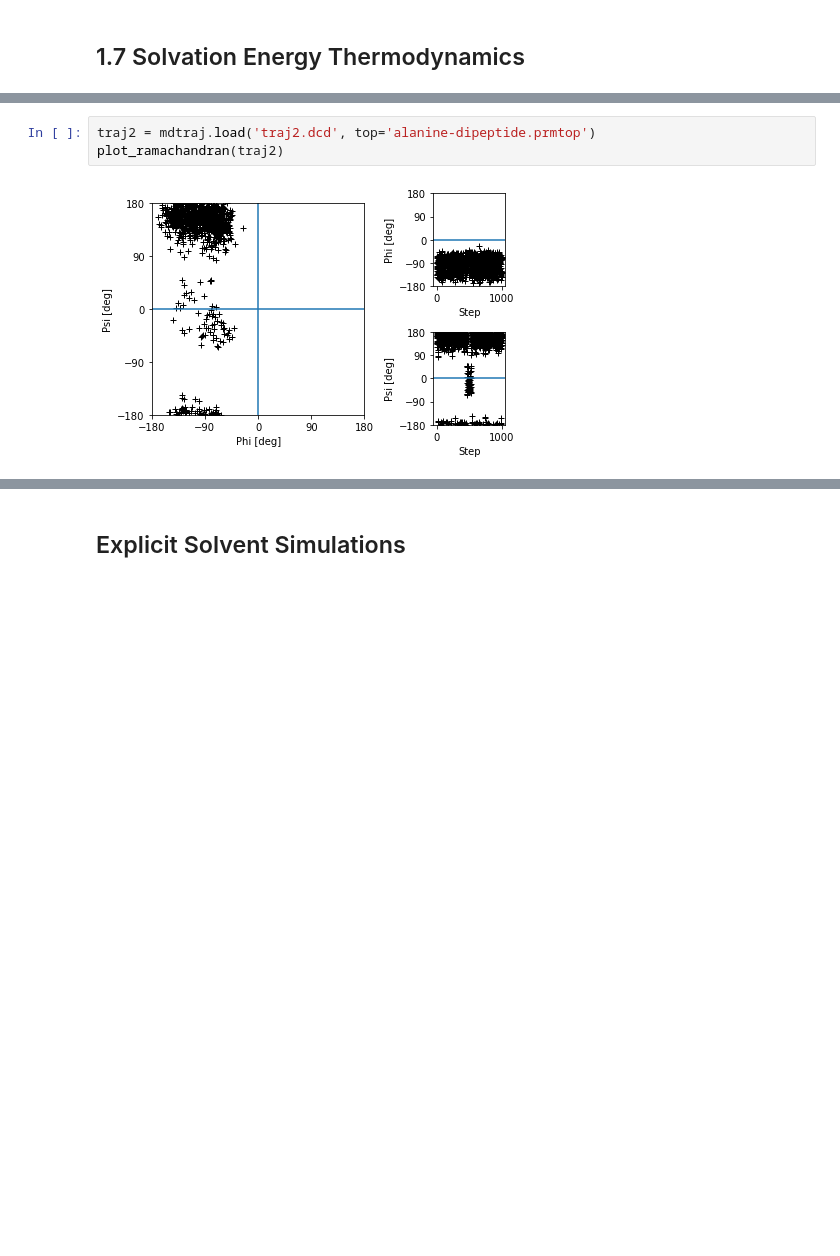
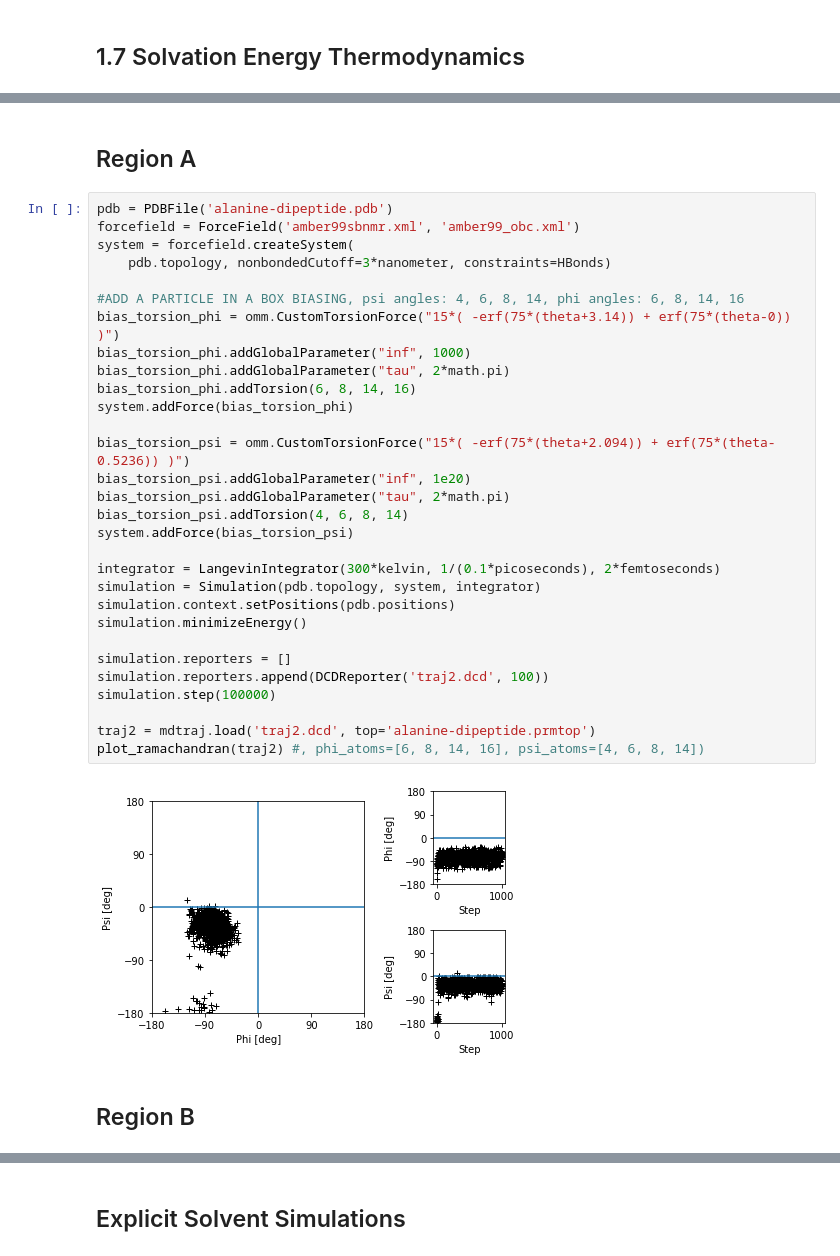
Before and after one commit to BloonCorps/IAP2022, a Jupyter notebook: spring2022/somemd.ipynb, the cells around one changed output, grey strips where cells are left out. Saved outputs shown, nothing was run; the diff lists cells and outputs as text; blank space fills up the shorter version.

```diff
--- a/spring2022/somemd.ipynb
+++ b/spring2022/somemd.ipynb
@@ -188,5 +153,36 @@ def plot_ramachandran(traj, phi_atoms=None, psi_atoms=None):
-# %%
-traj2 = mdtraj.load('traj2.dcd', top='alanine-dipeptide.prmtop')
-plot_ramachandran(traj2)
-# %% [output]
-[figure, removed]
+# %% [markdown]
+## Region A
+# %%
+pdb = PDBFile('alanine-dipeptide.pdb')
+forcefield = ForceField('amber99sbnmr.xml', 'amber99_obc.xml')
+system = forcefield.createSystem(
+    pdb.topology, nonbondedCutoff=3*nanometer, constraints=HBonds)
+
+#ADD A PARTICLE IN A BOX BIASING, psi angles: 4, 6, 8, 14, phi angles: 6, 8, 14, 16
+bias_torsion_phi = omm.CustomTorsionForce("15*( -erf(75*(theta+3.14)) + erf(75*(theta-0)) )")
+bias_torsion_phi.addGlobalParameter("inf", 1000)
+bias_torsion_phi.addGlobalParameter("tau", 2*math.pi)
+bias_torsion_phi.addTorsion(6, 8, 14, 16)
+system.addForce(bias_torsion_phi)
+
+bias_torsion_psi = omm.CustomTorsionForce("15*( -erf(75*(theta+2.094)) + erf(75*(theta-0.5236)) )")
+bias_torsion_psi.addGlobalParameter("inf", 1e20)
+bias_torsion_psi.addGlobalParameter("tau", 2*math.pi)
+bias_torsion_psi.addTorsion(4, 6, 8, 14)
+system.addForce(bias_torsion_psi)
+
+integrator = LangevinIntegrator(300*kelvin, 1/(0.1*picoseconds), 2*femtoseconds)
+simulation = Simulation(pdb.topology, system, integrator)
+simulation.context.setPositions(pdb.positions)
+simulation.minimizeEnergy()
+
+simulation.reporters = []
+simulation.reporters.append(DCDReporter('traj2.dcd', 100))
+simulation.step(100000)
+
+traj2 = mdtraj.load('traj2.dcd', top='alanine-dipeptide.prmtop')
+plot_ramachandran(traj2) #, phi_atoms=[6, 8, 14, 16], psi_atoms=[4, 6, 8, 14])
+# %% [output]
+[figure, added]
+# %% [markdown]
+## Region B
```
Also changed, not shown: parts of 14 cells of this notebook, 7 other files.
